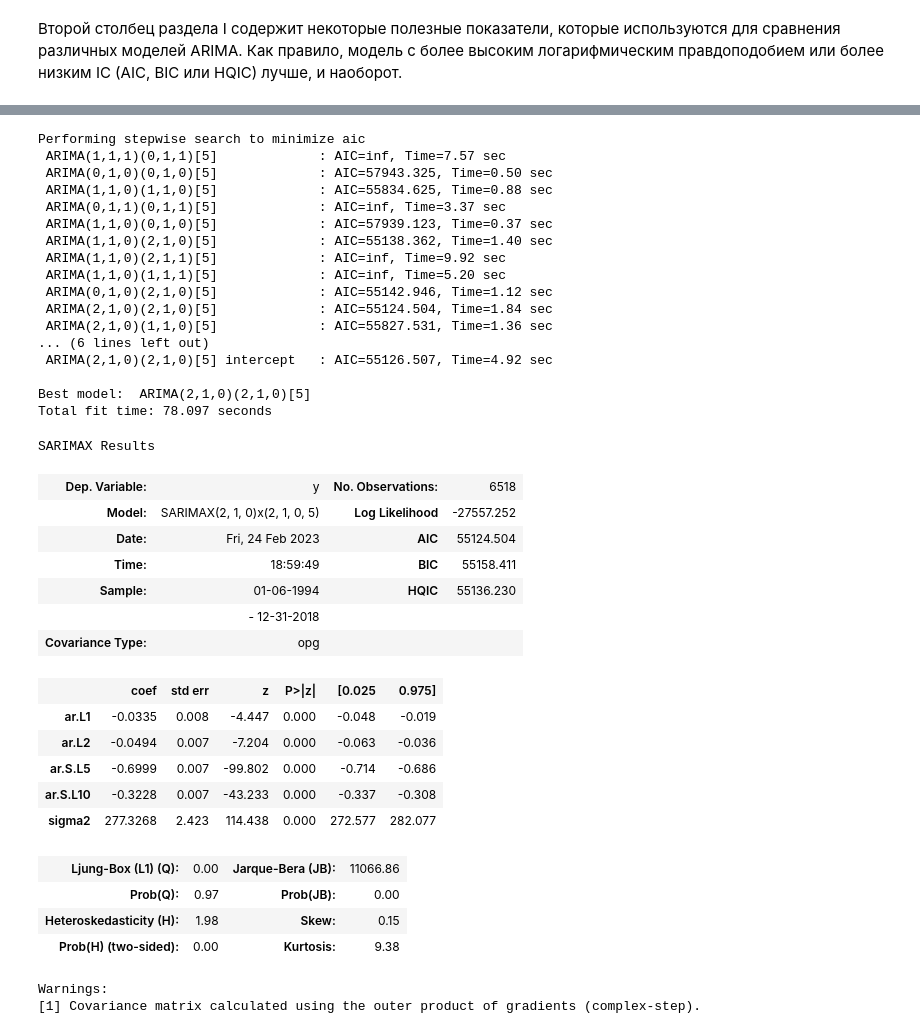
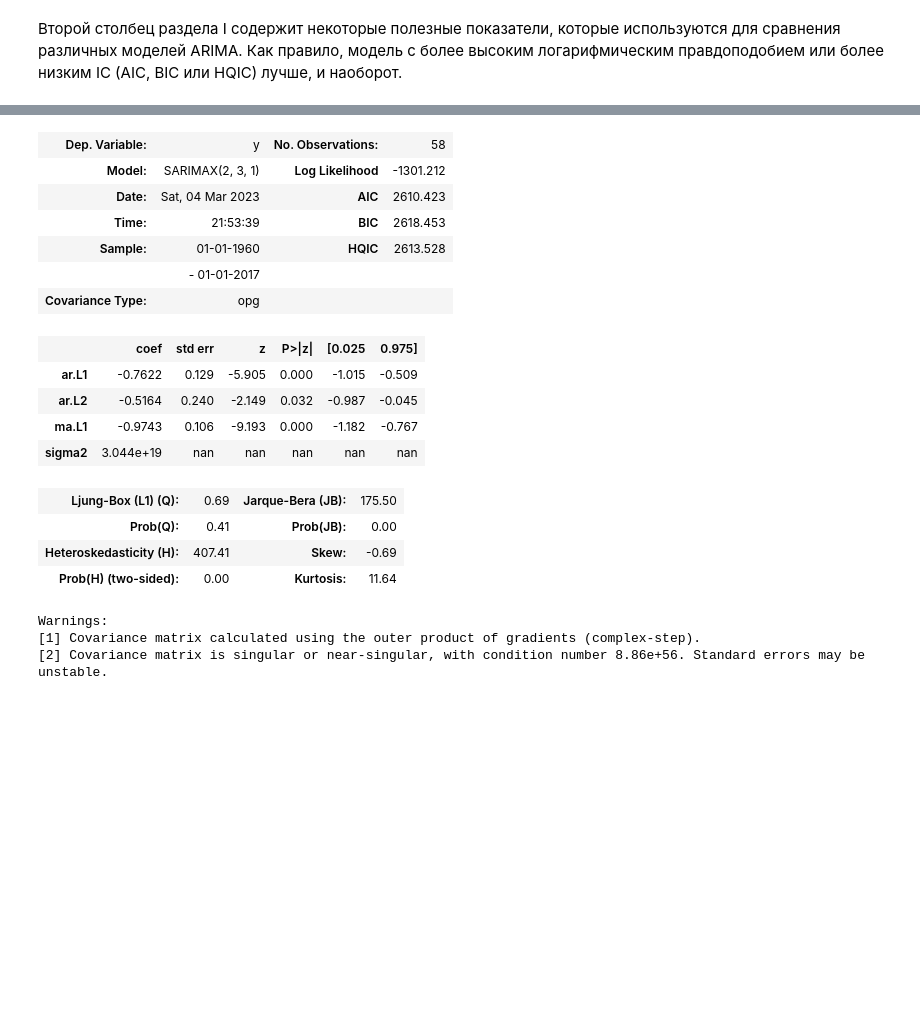
Before and after one commit to sphinxscorp/SF_data_science, a Jupyter notebook: MATH&ML-13. Временные ряды. Часть II/project-Ghana_GDP.ipynb, the cells around one changed output, grey strips where cells are left out. Cells and saved outputs as stored; diff of their text form; code cells hidden in the pictures; blank space fills up the shorter version.

```diff
--- a/MATH&ML-13. Временные ряды. Часть II/project-Ghana_GDP.ipynb
+++ b/MATH&ML-13. Временные ряды. Часть II/project-Ghana_GDP.ipynb
@@ -262,12 +207,10 @@ plt.show()
 # %%
-#pip install pmdarima
 import pmdarima as pm
 
 smodel = pm.auto_arima(train_df, start_p=1, start_q=1,
                          test='adf',
-                         max_p=3, max_q=3, m=5,
-                         start_P=0, seasonal=True,
-                         d=1, D=1, trace=True,
+                         max_p=6, max_q=6, seasonal=False,
+                         d=3, trace=True,
                          error_action='ignore',
                          suppress_warnings=True,
                          stepwise=True)
@@ -305,37 +237,19 @@ WARNING: Ignoring invalid distribution -ip (d:\python\python39\lib\site-packages
-Performing stepwise search to minimize aic
- ARIMA(1,1,1)(0,1,1)[5]             : AIC=inf, Time=7.57 sec
- ARIMA(0,1,0)(0,1,0)[5]             : AIC=57943.325, Time=0.50 sec
- ARIMA(1,1,0)(1,1,0)[5]             : AIC=55834.625, Time=0.88 sec
- ARIMA(0,1,1)(0,1,1)[5]             : AIC=inf, Time=3.37 sec
- ARIMA(1,1,0)(0,1,0)[5]             : AIC=57939.123, Time=0.37 sec
- ARIMA(1,1,0)(2,1,0)[5]             : AIC=55138.362, Time=1.40 sec
- ARIMA(1,1,0)(2,1,1)[5]             : AIC=inf, Time=9.92 sec
- ARIMA(1,1,0)(1,1,1)[5]             : AIC=inf, Time=5.20 sec
- ARIMA(0,1,0)(2,1,0)[5]             : AIC=55142.946, Time=1.12 sec
- ARIMA(2,1,0)(2,1,0)[5]             : AIC=55124.504, Time=1.84 sec
- ARIMA(2,1,0)(1,1,0)[5]             : AIC=55827.531, Time=1.36 sec
-... (6 lines left out)
- ARIMA(2,1,0)(2,1,0)[5] intercept   : AIC=55126.507, Time=4.92 sec
-
-Best model:  ARIMA(2,1,0)(2,1,0)[5]
-Total fit time: 78.097 seconds
-SARIMAX Results
-| Dep. Variable: | y | No. Observations: | 6518 |
-| Model: | SARIMAX(2, 1, 0)x(2, 1, 0, 5) | Log Likelihood | -27557.252 |
-| Date: | Fri, 24 Feb 2023 | AIC | 55124.504 |
-| Time: | 18:59:49 | BIC | 55158.411 |
-| Sample: | 01-06-1994 | HQIC | 55136.230 |
-|  | - 12-31-2018 |  |  |
+| Dep. Variable: | y | No. Observations: | 58 |
+| Model: | SARIMAX(2, 3, 1) | Log Likelihood | -1301.212 |
+| Date: | Sat, 04 Mar 2023 | AIC | 2610.423 |
+| Time: | 21:53:39 | BIC | 2618.453 |
+| Sample: | 01-01-1960 | HQIC | 2613.528 |
+|  | - 01-01-2017 |  |  |
 | Covariance Type: | opg |  |  |
 |  | coef | std err | z | P>|z| | [0.025 | 0.975] |
-| ar.L1 | -0.0335 | 0.008 | -4.447 | 0.000 | -0.048 | -0.019 |
-| ar.L2 | -0.0494 | 0.007 | -7.204 | 0.000 | -0.063 | -0.036 |
-| ar.S.L5 | -0.6999 | 0.007 | -99.802 | 0.000 | -0.714 | -0.686 |
-| ar.S.L10 | -0.3228 | 0.007 | -43.233 | 0.000 | -0.337 | -0.308 |
-| sigma2 | 277.3268 | 2.423 | 114.438 | 0.000 | 272.577 | 282.077 |
+| ar.L1 | -0.7622 | 0.129 | -5.905 | 0.000 | -1.015 | -0.509 |
+| ar.L2 | -0.5164 | 0.240 | -2.149 | 0.032 | -0.987 | -0.045 |
+| ma.L1 | -0.9743 | 0.106 | -9.193 | 0.000 | -1.182 | -0.767 |
+| sigma2 | 3.044e+19 | nan | nan | nan | nan | nan |
-| Ljung-Box (L1) (Q): | 0.00 | Jarque-Bera (JB): | 11066.86 |
-| Prob(Q): | 0.97 | Prob(JB): | 0.00 |
-| Heteroskedasticity (H): | 1.98 | Skew: | 0.15 |
-| Prob(H) (two-sided): | 0.00 | Kurtosis: | 9.38 |
+| Ljung-Box (L1) (Q): | 0.69 | Jarque-Bera (JB): | 175.50 |
+| Prob(Q): | 0.41 | Prob(JB): | 0.00 |
+| Heteroskedasticity (H): | 407.41 | Skew: | -0.69 |
+| Prob(H) (two-sided): | 0.00 | Kurtosis: | 11.64 |
-Warnings:
-[1] Covariance matrix calculated using the outer product of gradients (complex-step).
+Warnings:
+[1] Covariance matrix calculated using the outer product of gradients (complex-step).
+[2] Covariance matrix is singular or near-singular, with condition number 8.86e+56. Standard errors may be unstable.
```
Also changed, not shown: parts of 14 cells of this notebook.
